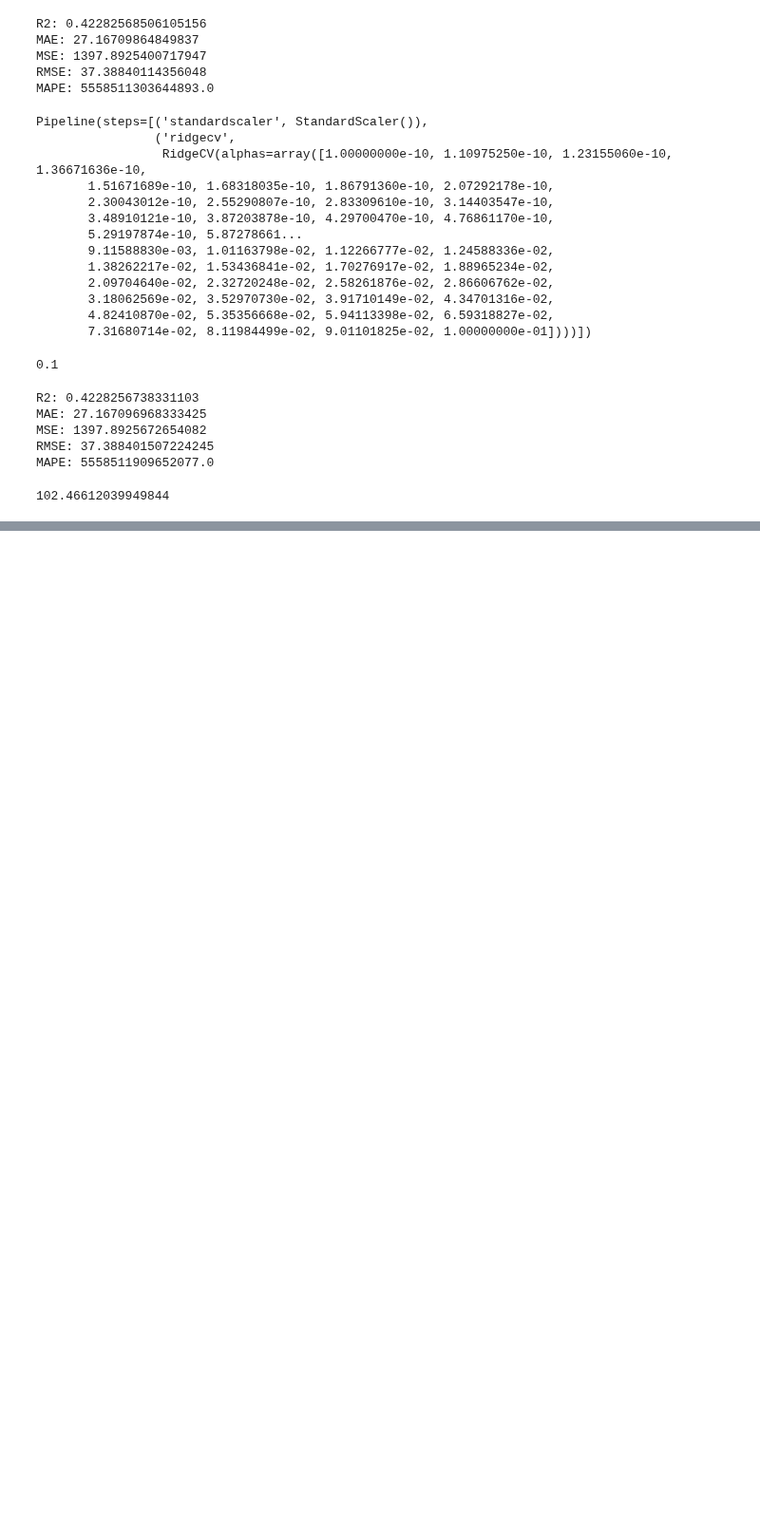
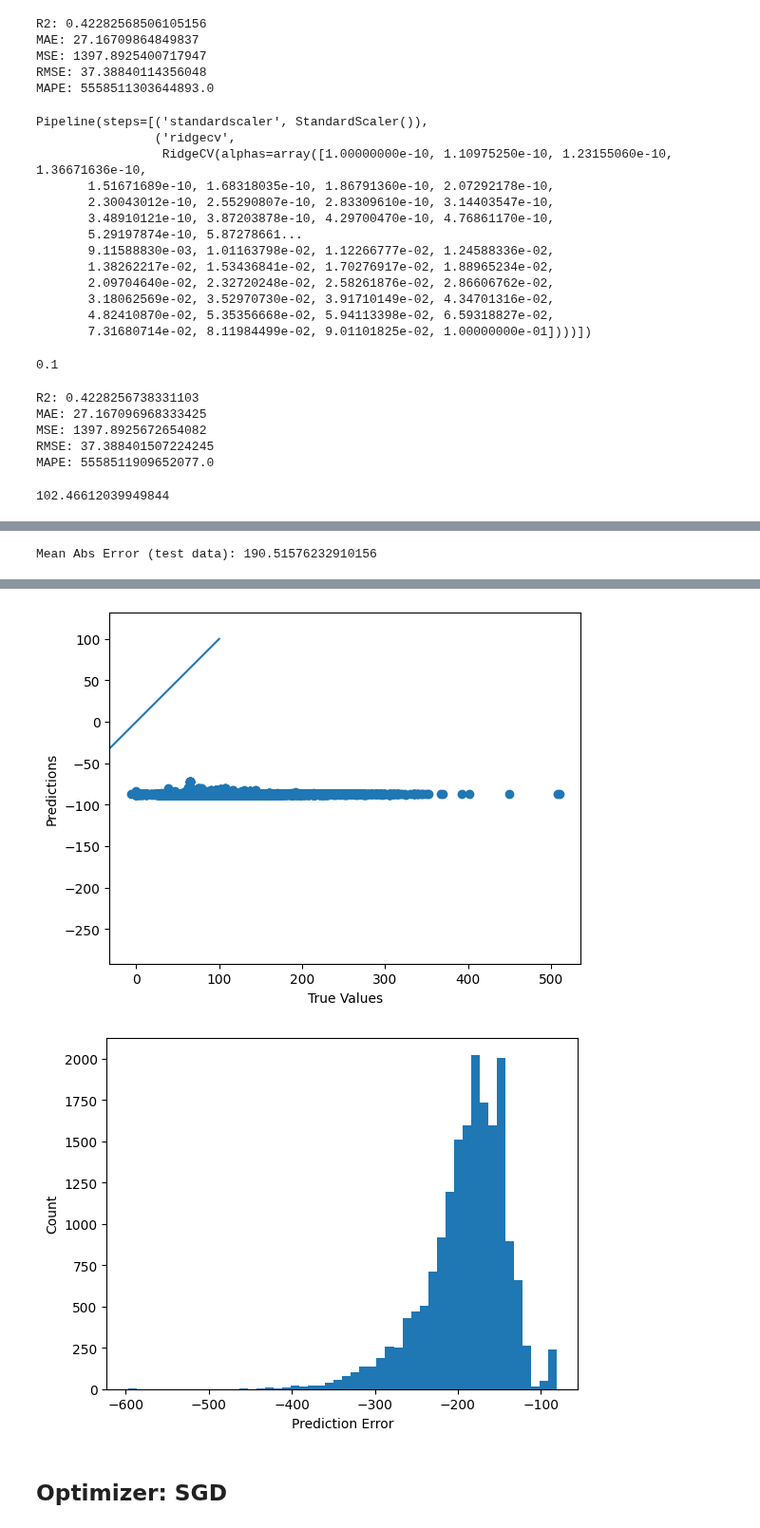
Before and after one commit to hochschule-pforzheim/project-st23-team-f23, a Jupyter notebook: 3_Regression.ipynb, the cells around one changed output, grey strips where cells are left out. Shown at 95% size. Drawn from its saved outputs; the diff is of its cells as text; code cells hidden in the pictures; blank space fills up the shorter version.

```diff
--- a/3_Regression.ipynb
+++ b/3_Regression.ipynb
@@ -447,0 +499,26 @@ maindf.adr.mean()
+# %%
+def build_conv1D_model():
+
+  n_timesteps = X_train.shape[1]
+  n_features  = 1
+  model = keras.Sequential(name="model_conv1D")
+  model.add(keras.layers.Input(shape=(n_timesteps,n_features)))
+  model.add(keras.layers.Conv1D(filters=64, kernel_size=7, activation='relu', name="Conv1D_1"))
+  model.add(keras.layers.Dropout(0.5))
+  model.add(keras.layers.Conv1D(filters=32, kernel_size=3, activation='relu', name="Conv1D_2"))
+
+  model.add(keras.layers.Conv1D(filters=16, kernel_size=2, activation='relu', name="Conv1D_3"))
+
+  model.add(keras.layers.MaxPooling1D(pool_size=2, name="MaxPooling1D"))
+  model.add(keras.layers.Flatten())
+  model.add(keras.layers.Dense(32, activation='relu', name="Dense_1"))
+  model.add(keras.layers.Dense(n_features, name="Dense_2"))
+
+
+  optimizer = tf.keras.optimizers.RMSprop(0.001)
+
+  model.compile(loss='mse',optimizer=optimizer,metrics=['mae'])
+  return model
+
+model_conv1D = build_conv1D_model()
+model_conv1D.summary()
@@ -447,0 +543,9 @@ maindf.adr.mean()
+# %%
+[loss, mae] = model_conv1D.evaluate(X_test, y_test, verbose=0)
+print(f'Mean Abs Error (test data): {mae}')
+# %% [output]
+Mean Abs Error (test data): 190.51576232910156
+# %%
+test_predictions = model_conv1D.predict(X_test).flatten()
+plot_prediction(y_test, test_predictions)
+# %% [output]
@@ -447,0 +553,4 @@ maindf.adr.mean()
+[figure, added]
+[figure, added]
+# %% [markdown]
+## Optimizer: SGD
```
Also changed, not shown: parts of 55 cells of this notebook.
